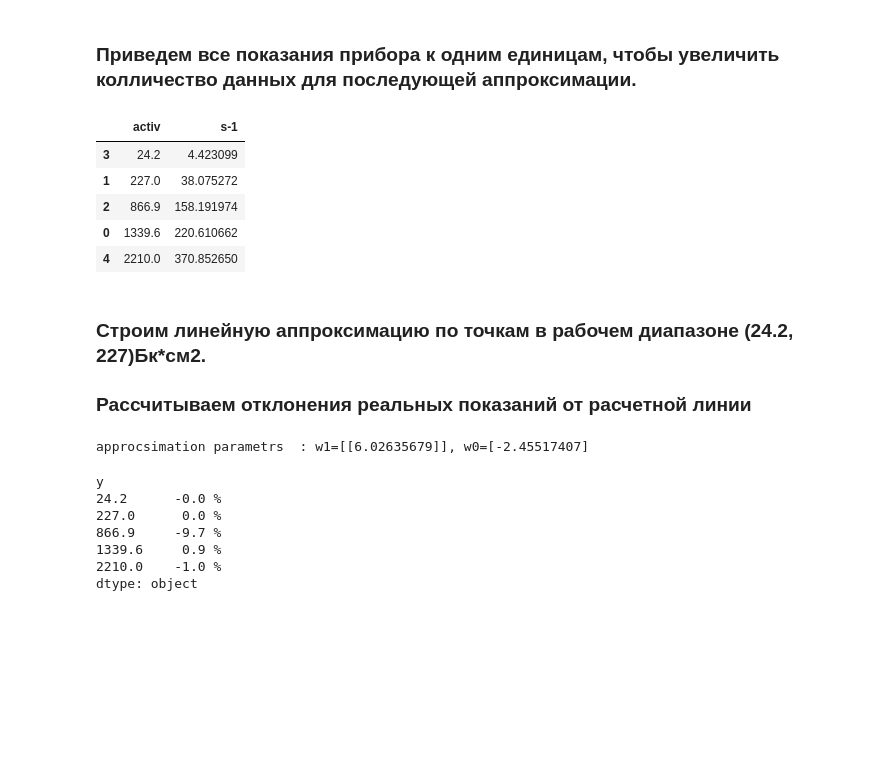
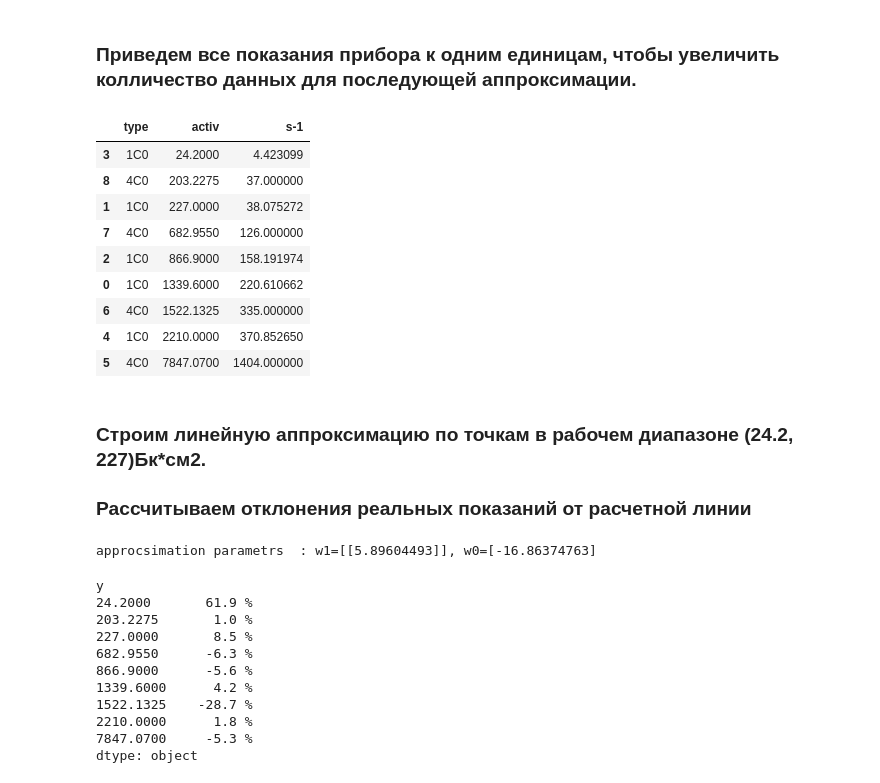
Before and after one commit to KiykoHanna/ATOMTEX, a Jupyter notebook: 6131-test- lin.ipynb, the cells around one changed output. Drawn from its saved outputs; the diff is of its cells as text; code cells hidden in the pictures; blank space fills up the shorter version.

```diff
--- a/6131-test- lin.ipynb
+++ b/6131-test- lin.ipynb
@@ -12,13 +12,17 @@ template = 'ggplot2'
 # %% [markdown]
 ### вводим данные, снятые на базе БелГИМ
 # %%
-data = pd.DataFrame(columns=['n_sorce', 'activ', '1/min*cm2', 'Bk/cm2', 's-1', 'n'])
+data = pd.DataFrame(columns=['type', 'n_sorce', 'activ', '1/min*cm2', 'Bk/cm2', 's-1', 'n'])
 
-data.loc[len(data)] = [11577, 1339.6, [3550, 3580, 3490], [153, 153, 155], [220, 219, 220], [200, 175, 192, 220, 180, 185, 218, 212, 206, 175, 176, 198]]
-data.loc[len(data)] = [1389, 227, [610, 614, 613], [26.5, 26.3, 26.4], [38.9, 37.7, 37.4], [28, 50, 38, 32, 29, 40, 33, 26, 36, 26, 33, 26, 46, 28, 39, 43, 42, 33, 41, 22]]
-data.loc[len(data)] = [11382, 866.9, [2520, 2500, 2510], [110, 112, 112], [160, 156, 157], [161, 124, 149, 115, 152, 170, 141, 150, 151, 114, 118, 152]]
-data.loc[len(data)] = [1386, 24.2, [64.8, 68.4, 74.5], [3.06, 3.26, 3.13], [4.37, 4.46], [3, 4, 7, 4, 1, 4, 6, 4, 5, 2, 6, 4, 2, 9, 5, 3, 4, 4, 9, 3]]
-data.loc[len(data)] = [1392, 2210, [5830, 5670, 5660], [259, 260, 266], [379, 378, 380], [297, 326, 358, 333, 336, 320, 313, 340, 353, 347, 317]]
+data.loc[len(data)] = ['1C0', 11577, 1339.6, [3550, 3580, 3490], [153, 153, 155], [220, 219, 220], [200, 175, 192, 220, 180, 185, 218, 212, 206, 175, 176, 198]]
+data.loc[len(data)] = ['1C0', 1389, 227, [610, 614, 613], [26.5, 26.3, 26.4], [38.9, 37.7, 37.4], [28, 50, 38, 32, 29, 40, 33, 26, 36, 26, 33, 26, 46, 28, 39, 43, 42, 33, 41, 22]]
+data.loc[len(data)] = ['1C0', 11382, 866.9, [2520, 2500, 2510], [110, 112, 112], [160, 156, 157], [161, 124, 149, 115, 152, 170, 141, 150, 151, 114, 118, 152]]
+data.loc[len(data)] = ['1C0', 1386, 24.2, [64.8, 68.4, 74.5], [3.06, 3.26, 3.13], [4.37, 4.46], [3, 4, 7, 4, 1, 4, 6, 4, 5, 2, 6, 4, 2, 9, 5, 3, 4, 4, 9, 3]]
+data.loc[len(data)] = ['1C0', 1392, 2210, [5830, 5670, 5660], [259, 260, 266], [379, 378, 380], [297, 326, 358, 333, 336, 320, 313, 340, 353, 347, 317]]
+data.loc[len(data)] = ['4C0', 1030, 7.9*39732/40, [1404*15.9], [1404*0.7], [1404], [1161, 1139, 1191, 1194, 1153]]
+data.loc[len(data)] = ['4C0', 12040, 7.9*7707/40, [335*15.9], [335*0.7], [335], [282, 297, 303, 286, 272]]
+data.loc[len(data)] = ['4C0', 12028, 7.9*3458/40, [126*15.9], [126*0.7], [126], [111, 132, 121, 125, 127]]
+data.loc[len(data)] = ['4C0', 12027, 7.9*1029/40, [37*15.9], [37*0.7], [37], [37.8, 37.5, 38, 37.1, 37.7]]
 
 data['n_mean'] = [np.mean(i) for i in data['n']]
 data['1/min*cm2'] = [np.mean(i) for i in data['1/min*cm2']]
@@ -26,5 +30,5 @@ data['Bk/cm2'] = [np.mean(i) for i in data['Bk/cm2']]
 data['s-1'] = [np.mean(i) for i in data['s-1']]
 
 data.sort_values(by='activ', inplace=True)
-data.head()
+data
 # %% [output]
@@ -52,8 +60,8 @@ fig.show()
 fig = px.line(data, y = 'n_mean', x='activ' , markers='*')
 fig
 for i, row in data.iterrows():
-  fig.add_trace(go.Box(y=row[5],
-                       name=row[1]
+  fig.add_trace(go.Box(y=row[6],
+                       name=row[2]
                        )
   )
 fig.update_layout(legend_orientation="h",
@@ -67,30 +75,35 @@ fig.show()
 # %% [markdown]
 ### Приведем все показания прибора к одним единицам, чтобы увеличить колличество данных для последующей аппроксимации.
 # %%
-df = pd.DataFrame(columns=['activ', 's-1'])
+df = pd.DataFrame(columns=['type', 'activ', 's-1'])
 for i, row in data.iterrows():
-  df.loc[i] = [row[1], (row[2]/15.9 + row[3]/0.7 + row[4]) / 3]
+  df.loc[i] = [row[0], row[2], (row[3]/15.9 + row[4]/0.7 + row[5]) / 3]
 df
 # %% [output]
-|  | activ | s-1 |
-| 3 | 24.2 | 4.423099 |
-| 1 | 227.0 | 38.075272 |
-| 2 | 866.9 | 158.191974 |
-| 0 | 1339.6 | 220.610662 |
-| 4 | 2210.0 | 370.852650 |
+|  | type | activ | s-1 |
+| 3 | 1C0 | 24.2000 | 4.423099 |
+| 8 | 4C0 | 203.2275 | 37.000000 |
+| 1 | 1C0 | 227.0000 | 38.075272 |
+| 7 | 4C0 | 682.9550 | 126.000000 |
+| 2 | 1C0 | 866.9000 | 158.191974 |
+| 0 | 1C0 | 1339.6000 | 220.610662 |
+| 6 | 4C0 | 1522.1325 | 335.000000 |
+| 4 | 1C0 | 2210.0000 | 370.852650 |
+| 5 | 4C0 | 7847.0700 | 1404.000000 |
 # %% [markdown]
 ### Строим линейную аппроксимацию по точкам в рабочем диапазоне (24.2, 227)Бк*см2.
 ### Рассчитываем отклонения реальных показаний от расчетной линии
 # %%
 reg = linear_model.LinearRegression()
-x = df['s-1'].values[:2]
-y = df['activ'].values[:2]
+x = df['s-1'].values[:-3]
+y = df['activ'].values[:-3]
 reg.fit(x.reshape(-1, 1), y.reshape(-1, 1))
 x0 = df['s-1'].values
 y_predicted = reg.predict(x0.reshape(-1, 1))
 print(f'approcsimation parametrs  : w1={reg.coef_}, w0={reg.intercept_}')
 
 data_1 = pd.DataFrame()
+data_1['type'] = df['type']
 data_1['x'] = df['s-1']
 data_1['y'] = df['activ']
 data_1['y_predicted'] = y_predicted
@@ -100,13 +113,17 @@ delta.index = data_1['y']
 
 delta
 # %% [output]
-approcsimation parametrs  : w1=[[6.02635679]], w0=[-2.45517407]
+approcsimation parametrs  : w1=[[5.89604493]], w0=[-16.86374763]
 y
-24.2      -0.0 %
-227.0      0.0 %
-866.9     -9.7 %
-1339.6     0.9 %
-2210.0    -1.0 %
+24.2000       61.9 %
+203.2275       1.0 %
+227.0000       8.5 %
+682.9550      -6.3 %
+866.9000      -5.6 %
+1339.6000      4.2 %
+1522.1325    -28.7 %
+2210.0000      1.8 %
+7847.0700     -5.3 %
 dtype: object
 # %%
 fig_1 = px.line(data_1,  x='x', y=['y', 'y_predicted'], markers='*')
```
Also changed, not shown: parts of 2 cells of this notebook.
